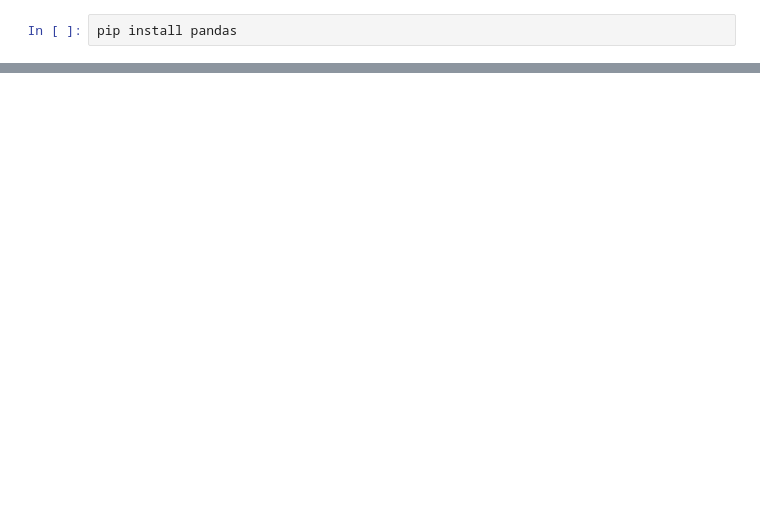
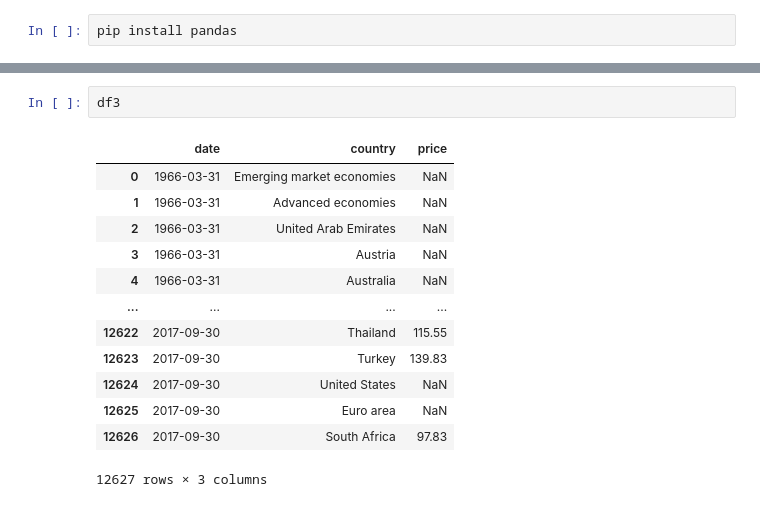
Before and after one commit to nadya-tan/FIT3179-2, a Jupyter notebook: cleaning.ipynb, the cells around one changed output, grey strips where cells are left out. Cells and saved outputs as stored; diff of their text form; blank space fills up the shorter version.

```diff
--- a/cleaning.ipynb
+++ b/cleaning.ipynb
@@ -22,0 +41,16 @@ df4 = pd.read_csv('data/real-year_json.json')
+# %%
+df3
+# %% [output]
+|  | date | country | price |
+| 0 | 1966-03-31 | Emerging market economies | NaN |
+| 1 | 1966-03-31 | Advanced economies | NaN |
+| 2 | 1966-03-31 | United Arab Emirates | NaN |
+| 3 | 1966-03-31 | Austria | NaN |
+| 4 | 1966-03-31 | Australia | NaN |
+| ... | ... | ... | ... |
+| 12622 | 2017-09-30 | Thailand | 115.55 |
+| 12623 | 2017-09-30 | Turkey | 139.83 |
+| 12624 | 2017-09-30 | United States | NaN |
+| 12625 | 2017-09-30 | Euro area | NaN |
+| 12626 | 2017-09-30 | South Africa | 97.83 |
+12627 rows × 3 columns
```
Also changed, not shown: parts of 19 cells of this notebook, 14 other files.
